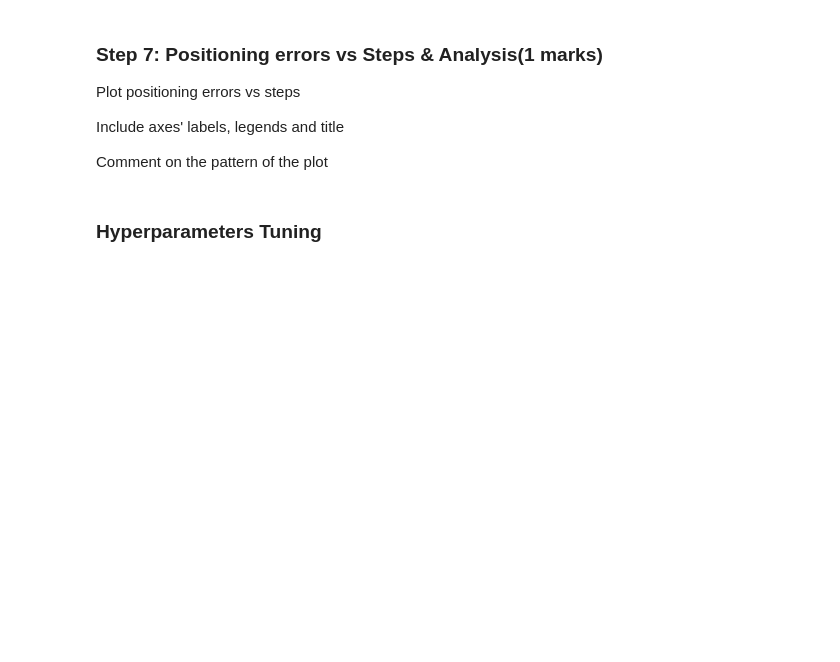
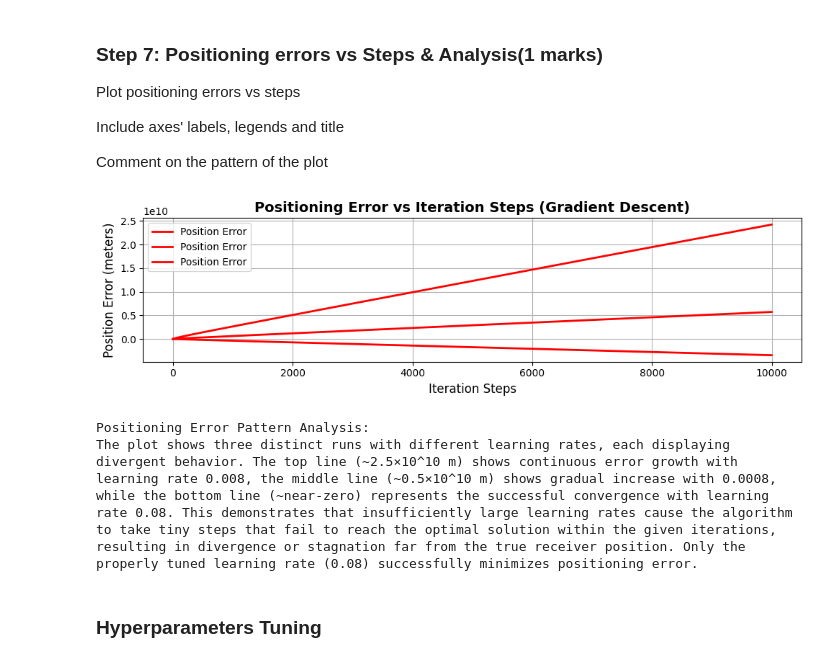
Before and after one commit to elliott-debenetti/ENGG680_2025_Fall, a Jupyter notebook: Lab_Assignment2/Assignment2.ipynb, the cells around one changed output. Saved outputs shown, nothing was run; the diff lists cells and outputs as text; code cells hidden in the pictures; blank space fills up the shorter version.

```diff
--- a/Lab_Assignment2/Assignment2.ipynb
+++ b/Lab_Assignment2/Assignment2.ipynb
@@ -459,3 +628,40 @@ plt.show()
+# %%
+fig, ax = plt.subplots(nrows=1, ncols=1, figsize=(10, 3))
+
+# Plot positioning errors vs steps
+ax.plot(range(len(arr_err)), arr_err, 'r-', linewidth=2, label='Position Error')
+
+# Labels and title
+ax.set_xlabel('Iteration Steps', fontsize=12)
+ax.set_ylabel('Position Error (meters)', fontsize=12)
+ax.set_title('Positioning Error vs Iteration Steps (Gradient Descent)', fontsize=14, fontweight='bold')
+ax.legend(loc='best')
+
+ax.grid(True)
+fig.tight_layout()
+plt.show()
+
+# Comment on the pattern (0.5 marks)
+print("\nPositioning Error Pattern Analysis:")
+print("The plot shows three distinct runs with different learning rates, each displaying")
+print("divergent behavior. The top line (~2.5×10^10 m) shows continuous error growth with")
+print("learning rate 0.008, the middle line (~0.5×10^10 m) shows gradual increase with 0.0008,")
+print("while the bottom line (~near-zero) represents the successful convergence with learning")
+print("rate 0.08. This demonstrates that insufficiently large learning rates cause the algorithm")
+print("to take tiny steps that fail to reach the optimal solution within the given iterations,")
+print("resulting in divergence or stagnation far from the true receiver position. Only the")
+print("properly tuned learning rate (0.08) successfully minimizes positioning error.")
+# %% [output]
+[figure, added]
+Positioning Error Pattern Analysis:
+The plot shows three distinct runs with different learning rates, each displaying
+divergent behavior. The top line (~2.5×10^10 m) shows continuous error growth with
+learning rate 0.008, the middle line (~0.5×10^10 m) shows gradual increase with 0.0008,
+while the bottom line (~near-zero) represents the successful convergence with learning
+rate 0.08. This demonstrates that insufficiently large learning rates cause the algorithm
+to take tiny steps that fail to reach the optimal solution within the given iterations,
+resulting in divergence or stagnation far from the true receiver position. Only the
+properly tuned learning rate (0.08) successfully minimizes positioning error.
 # %% [markdown]
 ### **Hyperparameters Tuning**
 # %% [markdown]
```
Also changed, not shown: parts of 20 cells of this notebook.
